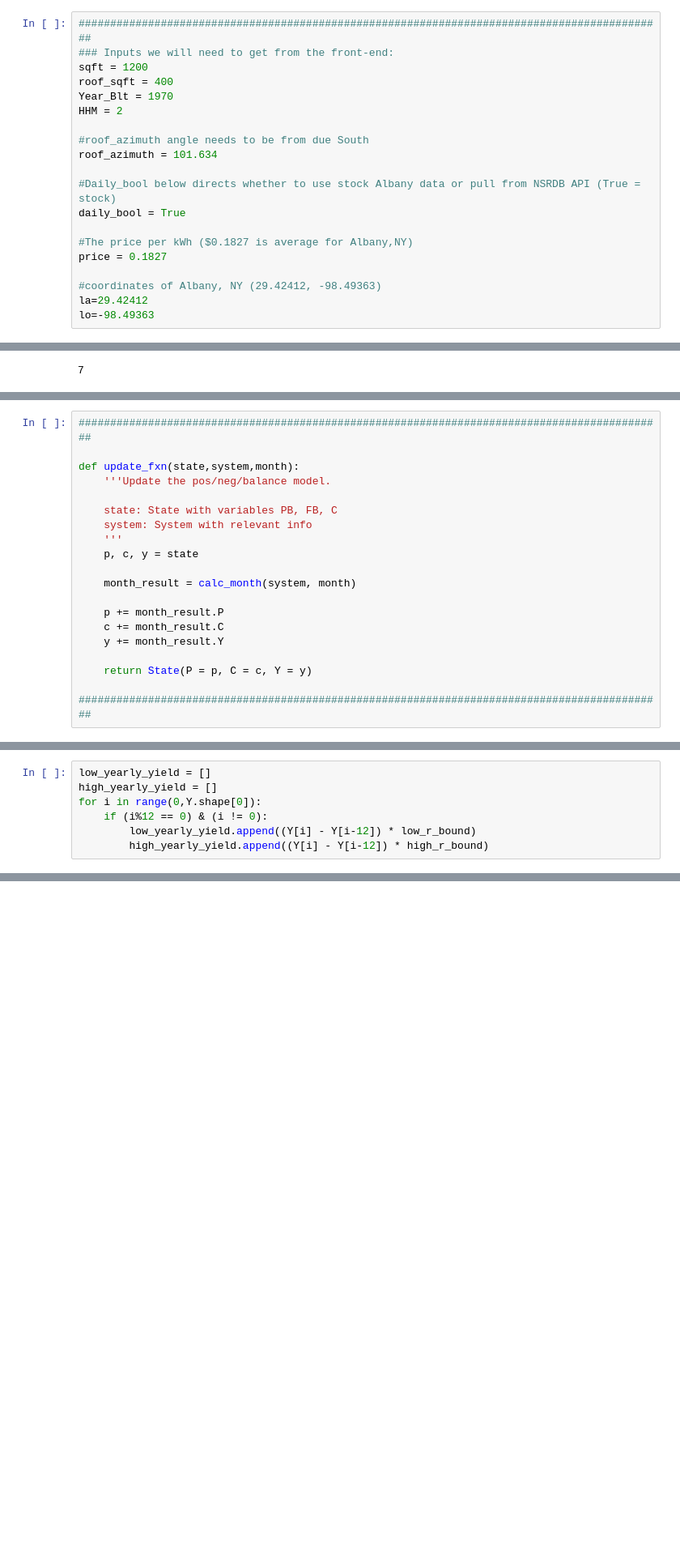
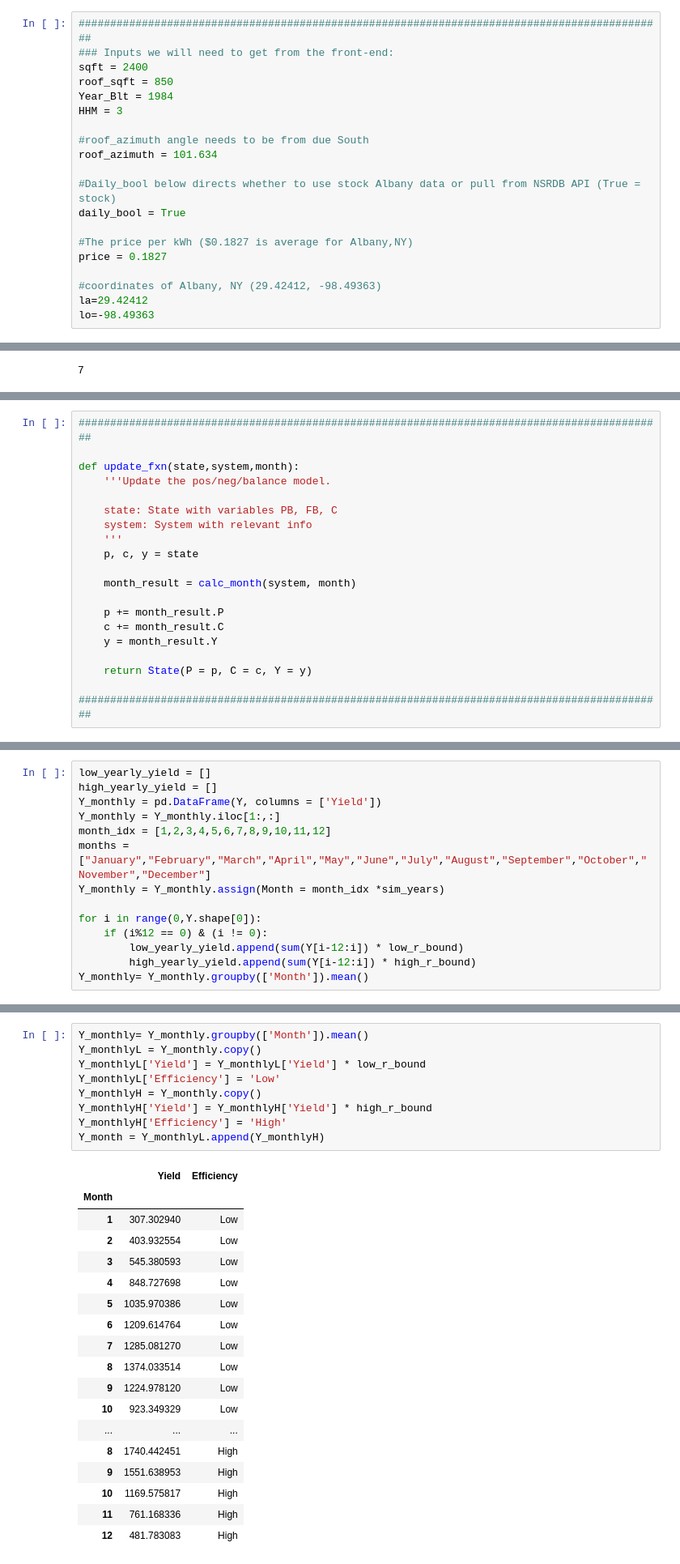
Before and after one commit to zachalexander/capstone_cunysps, a Jupyter notebook: Current Code/DATA698_Final_Test_Sim.ipynb, the cells around one changed output, grey strips where cells are left out. Shown: that part at 81% size. Saved outputs shown, nothing was run; the diff lists cells and outputs as text; blank space fills up the shorter version.

Commit message:
Added Monthly viz and ratio fxn

```diff
--- a/Current Code/DATA698_Final_Test_Sim.ipynb
+++ b/Current Code/DATA698_Final_Test_Sim.ipynb
@@ -15,10 +15,10 @@ import timeit
 # %%
 #############################################################################################
 ### Inputs we will need to get from the front-end:
-sqft = 1200
-roof_sqft = 400
-Year_Blt = 1970
-HHM = 2
+sqft = 2400
+roof_sqft = 850
+Year_Blt = 1984
+HHM = 3
 
 #roof_azimuth angle needs to be from due South
 roof_azimuth = 101.634
@@ -253,7 +258,7 @@ def update_fxn(state,system,month):
 
     p += month_result.P
     c += month_result.C
-    y += month_result.Y
+    y = month_result.Y
 
     return State(P = p, C = c, Y = y)
 
@@ -448,10 +453,17 @@ fig
 # %%
 low_yearly_yield = []
 high_yearly_yield = []
+Y_monthly = pd.DataFrame(Y, columns = ['Yield'])
+Y_monthly = Y_monthly.iloc[1:,:]
+month_idx = [1,2,3,4,5,6,7,8,9,10,11,12]
+months = ["January","February","March","April","May","June","July","August","September","October","November","December"]
+Y_monthly = Y_monthly.assign(Month = month_idx *sim_years)
+
 for i in range(0,Y.shape[0]):
     if (i%12 == 0) & (i != 0):
-        low_yearly_yield.append((Y[i] - Y[i-12]) * low_r_bound)
-        high_yearly_yield.append((Y[i] - Y[i-12]) * high_r_bound)
+        low_yearly_yield.append(sum(Y[i-12:i]) * low_r_bound)
+        high_yearly_yield.append(sum(Y[i-12:i]) * high_r_bound)
+Y_monthly= Y_monthly.groupby(['Month']).mean()
 # %%
 #low_yearly_yield
 print(sum(high_yearly_yield)/len(high_yearly_yield))
@@ -475,0 +488,28 @@ high_yearly_yield
+# %%
+Y_monthly= Y_monthly.groupby(['Month']).mean()
+Y_monthlyL = Y_monthly.copy()
+Y_monthlyL['Yield'] = Y_monthlyL['Yield'] * low_r_bound
+Y_monthlyL['Efficiency'] = 'Low'
+Y_monthlyH = Y_monthly.copy()
+Y_monthlyH['Yield'] = Y_monthlyH['Yield'] * high_r_bound
+Y_monthlyH['Efficiency'] = 'High'
+Y_month = Y_monthlyL.append(Y_monthlyH)
+# %% [output]
+|  | Yield | Efficiency |
+| Month |  |  |
+| 1 | 307.302940 | Low |
+| 2 | 403.932554 | Low |
+| 3 | 545.380593 | Low |
+| 4 | 848.727698 | Low |
+| 5 | 1035.970386 | Low |
+| 6 | 1209.614764 | Low |
+| 7 | 1285.081270 | Low |
+| 8 | 1374.033514 | Low |
+| 9 | 1224.978120 | Low |
+| 10 | 923.349329 | Low |
+| ... | ... | ... |
+| 8 | 1740.442451 | High |
+| 9 | 1551.638953 | High |
+| 10 | 1169.575817 | High |
+| 11 | 761.168336 | High |
+| 12 | 481.783083 | High |
```
Also changed, not shown: parts of 5 cells of this notebook.
